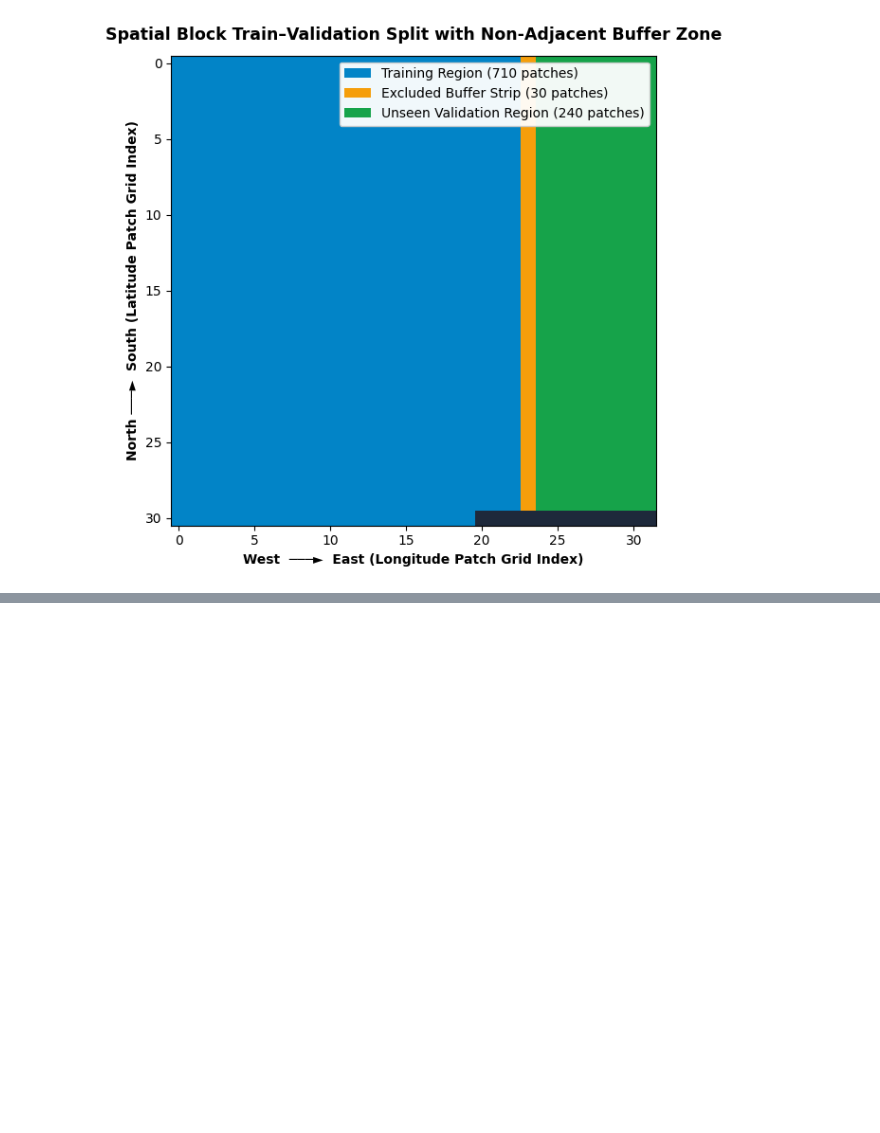
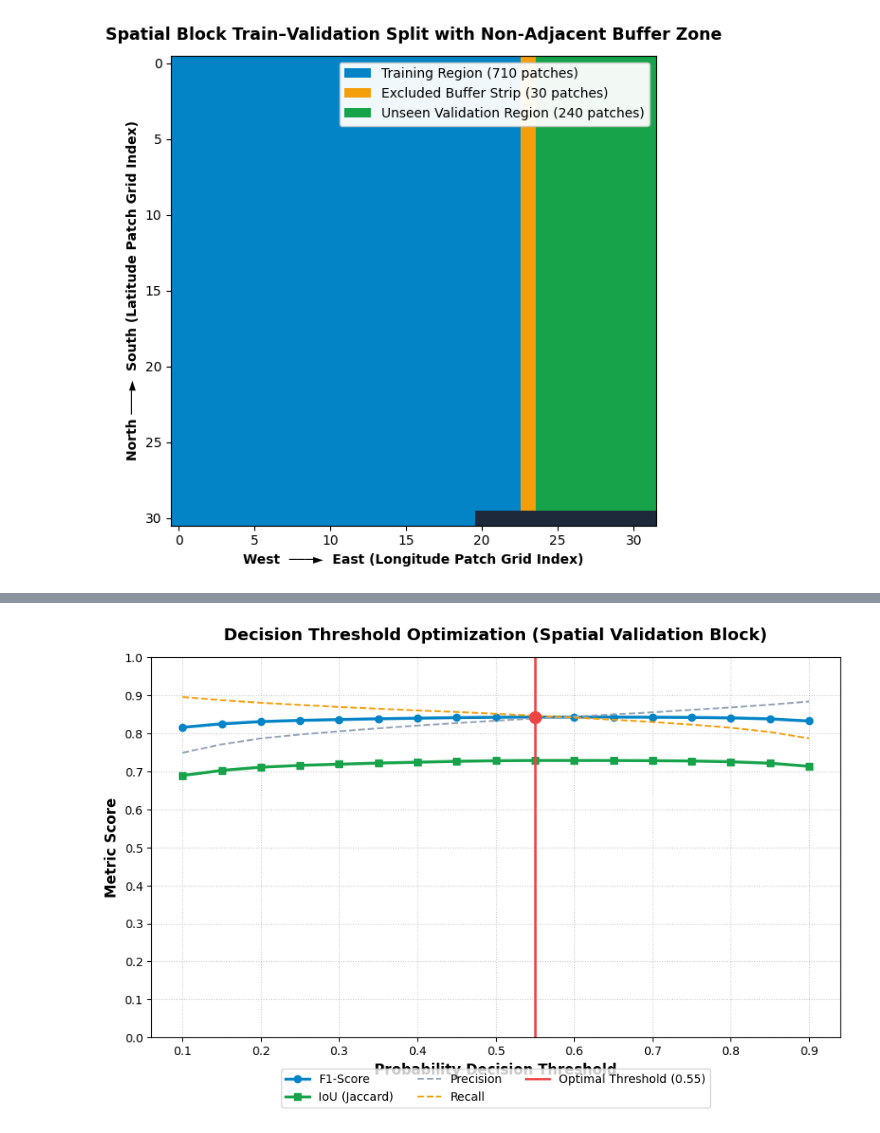
Before and after one commit to WMacharia/FloodVisualizationDashboard, a Jupyter notebook: Flood_Dashboard.ipynb, the cells around one changed output, grey strips where cells are left out. Drawn from its saved outputs; the diff is of its cells as text; code cells hidden in the pictures; blank space fills up the shorter version.

```diff
--- a/Flood_Dashboard.ipynb
+++ b/Flood_Dashboard.ipynb
@@ -960,3 +596,76 @@ Initiating downloads to your local machine...
 [interactive output not drawn]
 [interactive output not drawn]
 [interactive output not drawn]
+# %%
+import numpy as np
+import matplotlib.pyplot as plt
+
+# Define a range of thresholds to test (from 0.10 to 0.90 in increments of 0.05)
+thresholds = np.arange(0.10, 0.95, 0.05)
+iou_scores = []
+f1_scores = []
+precision_scores = []
+recall_scores = []
+
+print("Executing threshold sweep on spatial validation probabilities...")
+
+for t in thresholds:
+    # Apply the current threshold to the existing probabilities
+    preds = (sp_prob >= t).astype(np.uint8)
+
+    # Calculate True Positives, False Positives, False Negatives
+    tp = np.sum(preds * sp_true)
+    fp = np.sum(preds * (1 - sp_true))
+    fn = np.sum((1 - preds) * sp_true)
+
+    # Compute metrics for this threshold
+    prec = tp / (tp + fp + 1e-6)
+    rec = tp / (tp + fn + 1e-6)
+    iou = tp / (tp + fp + fn + 1e-6)
+    f1 = (2.0 * tp) / (2.0 * tp + fp + fn + 1e-6)
+
+    precision_scores.append(prec)
+    recall_scores.append(rec)
+    iou_scores.append(iou)
+    f1_scores.append(f1)
+
+# Identify the optimal threshold based on the maximum F1-Score
+best_idx = np.argmax(f1_scores)
+best_t = thresholds[best_idx]
+best_iou = iou_scores[best_idx]
+best_f1 = f1_scores[best_idx]
+
+print("\n" + "="*45)
+print(" THRESHOLD SWEEP RESULTS")
+print("="*45)
+print(f" Optimal Threshold : {best_t:.2f}")
+print(f" Maximum F1-Score  : {best_f1 * 100:.2f}%")
+print(f" Maximum IoU       : {best_iou * 100:.2f}%")
+print("="*45)
+
+# Generate a Trade-off Curve Plot
+plt.figure(figsize=(9, 6))
+plt.plot(thresholds, f1_scores, label="F1-Score", color="#0284c7", linewidth=2.5, marker='o')
+plt.plot(thresholds, iou_scores, label="IoU (Jaccard)", color="#16a34a", linewidth=2.5, marker='s')
+plt.plot(thresholds, precision_scores, label="Precision", color="#94a3b8", linestyle='--')
+plt.plot(thresholds, recall_scores, label="Recall", color="#f59e0b", linestyle='--')
+
+# Highlight the optimal point
+plt.axvline(x=best_t, color="#ef4444", linestyle='-', linewidth=2, label=f'Optimal Threshold ({best_t:.2f})')
+plt.scatter(best_t, best_f1, color="#ef4444", s=100, zorder=5)
+
+plt.title("Decision Threshold Optimization (Spatial Validation Block)", fontsize=14, weight="bold", pad=15)
+plt.xlabel("Probability Decision Threshold", fontsize=12, weight="bold")
+plt.ylabel("Metric Score", fontsize=12, weight="bold")
+plt.xticks(np.arange(0.1, 1.0, 0.1))
+plt.yticks(np.arange(0.0, 1.1, 0.1))
+plt.legend(loc="lower center", bbox_to_anchor=(0.5, -0.2), ncol=3)
+plt.grid(True, linestyle=':', alpha=0.7)
+plt.tight_layout()
+
+plt.savefig("threshold_sweep_curve.png", dpi=300)
+plt.show()
+
+from google.colab import files
+files.download("threshold_sweep_curve.png")
+# %% [output]
@@ -962,0 +681 @@ Initiating downloads to your local machine...
+[figure, added]
```
Also changed, not shown: parts of 5 cells of this notebook.
